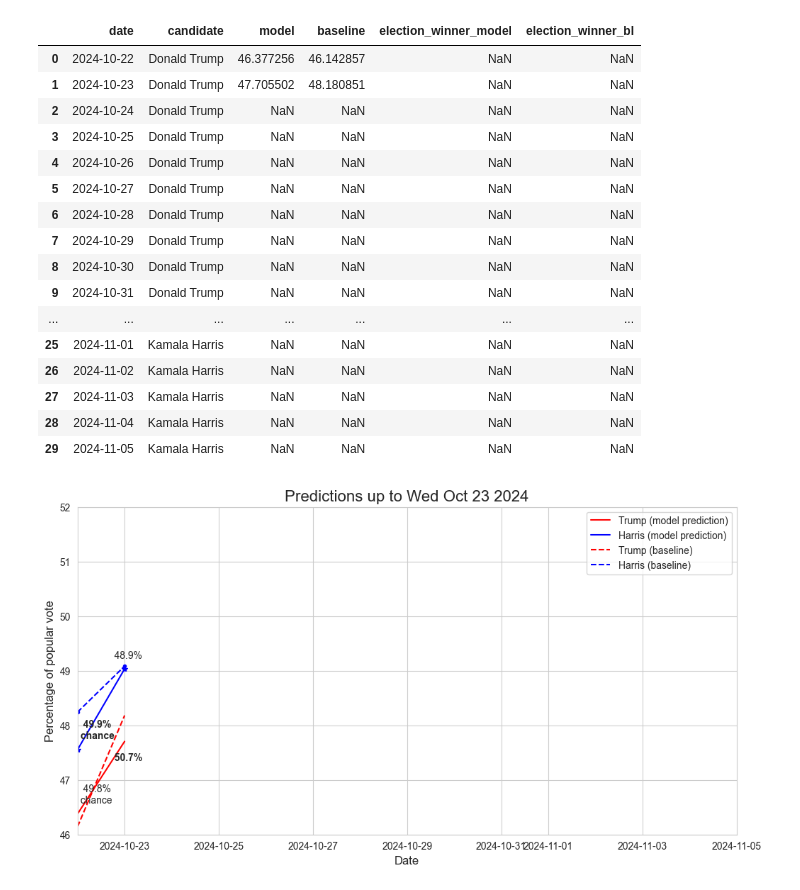
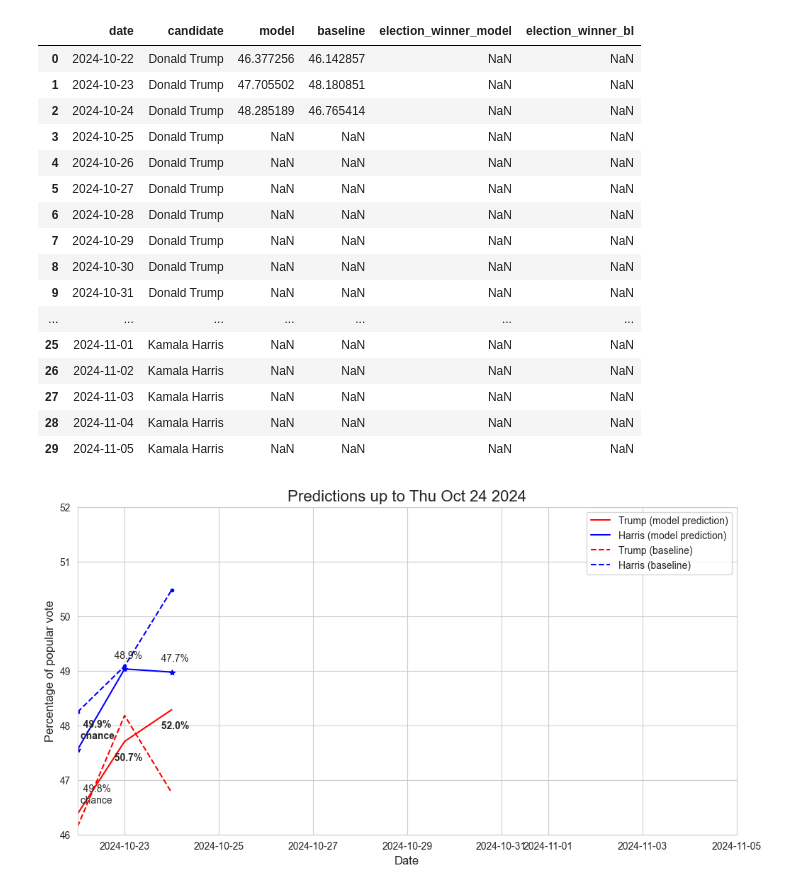
Before and after one commit to wh33les/2024ElectionForecast, a Jupyter notebook: swing_states_and_updates.ipynb, the cells around one changed output. Saved outputs shown, nothing was run; the diff lists cells and outputs as text; code cells hidden in the pictures.

Commit message:
Today's forecast.

```diff
--- a/swing_states_and_updates.ipynb
+++ b/swing_states_and_updates.ipynb
@@ -38,7 +38,7 @@ harris_adj_b_pct = harris_b_pct/total_b_pct
 # %%
 # Function that tallies up the swing state votes
 
-latest_date = datetime(2024, 10, 23).date() #pd.Timestamp.today().date()
+latest_date = datetime(2024, 10, 24).date() #pd.Timestamp.today().date()
 
 def tally(trump_adj, harris_adj):
     print("trump_adj is "+str(trump_adj))
@@ -147,10 +147,10 @@ Harris won ['PA', 'NV', 'MI', 'WI'] for a total of 276 votes.
 # %%
 # Load the df, add today's numbers manually, save
 
-# As of 23 Oct
+# As of 24 Oct
 
-previous = pd.read_csv("previous.csv", parse_dates=['date'])
-previous['date'] = previous['date'].dt.date
+previous = pd.read_csv("previous.csv", parse_dates=True)
+previous['date'] = pd.to_datetime(previous['date']).dt.date
 
 # Numbers
 
@@ -179,7 +179,7 @@ previous
 |  | date | candidate | model | baseline | election_winner_model | election_winner_bl |
 | 0 | 2024-10-22 | Donald Trump | 46.377256 | 46.142857 | NaN | NaN |
 | 1 | 2024-10-23 | Donald Trump | 47.705502 | 48.180851 | NaN | NaN |
-| 2 | 2024-10-24 | Donald Trump | NaN | NaN | NaN | NaN |
+| 2 | 2024-10-24 | Donald Trump | 48.285189 | 46.765414 | NaN | NaN |
 | 3 | 2024-10-25 | Donald Trump | NaN | NaN | NaN | NaN |
 | 4 | 2024-10-26 | Donald Trump | NaN | NaN | NaN | NaN |
 | 5 | 2024-10-27 | Donald Trump | NaN | NaN | NaN | NaN |
@@ -251,31 +251,37 @@ plt.title("Predictions up to "+str(latest_date.strftime('%a %b %d %Y')), fontsiz
 
 
 ## plt.legend() adds the legend to the plot
 ## This will display the labels we had above
 plt.legend()
 
 # Annotate the point (2, 4)
 plt.annotate("  49.8% \n chance",
              xy=(datetime(2024, 10, 22), y_trump_mod[0]),
              xytext=(datetime(2024, 10, 22)+pd.Timedelta(hours=0), y_trump_mod[0]+0.2))
 plt.annotate("  49.9% \n chance",
              xy=(datetime(2024, 10, 22), y_harris_mod[15]),
              xytext=(datetime(2024, 10, 22)+pd.Timedelta(hours=0), y_harris_mod[15]+0.2), fontweight='bold')
 plt.annotate("  50.7%",# \n chance",
              xy=(datetime(2024, 10, 23), y_trump_mod[1]),
              xytext=(datetime(2024, 10, 22)+pd.Timedelta(hours=16), y_trump_mod[1]-0.35), fontweight='bold')
 plt.annotate("  48.9%",# \n chance",
              xy=(datetime(2024, 10, 23), y_harris_mod[16]),
              xytext=(datetime(2024, 10, 22)+pd.Timedelta(hours=16), y_harris_mod[16]+0.2))
+plt.annotate("  52.0%",# \n chance",
+             xy=(datetime(2024, 10, 24), y_trump_mod[2]),
+             xytext=(datetime(2024, 10, 23)+pd.Timedelta(hours=16), y_trump_mod[2]-0.35), fontweight='bold')
+plt.annotate("  47.7%",# \n chance",
+             xy=(datetime(2024, 10, 24), y_harris_mod[17]),
+             xytext=(datetime(2024, 10, 23)+pd.Timedelta(hours=16), y_harris_mod[17]+0.2))
 
 
 # Save plot as a png
 
 plt.savefig('previous_images/'+str(latest_date.strftime('%d%b'))+'.png', bbox_inches='tight')
 
 ## Always end your plotting block with plt.show
 ## in jupyter this makes sure that the plot displays
 ## properly
 plt.show()
 # %% [output]
-[figure, old version]
+[figure, new version]
```
Also changed, not shown: parts of 2 cells of this notebook, 7 other files.
